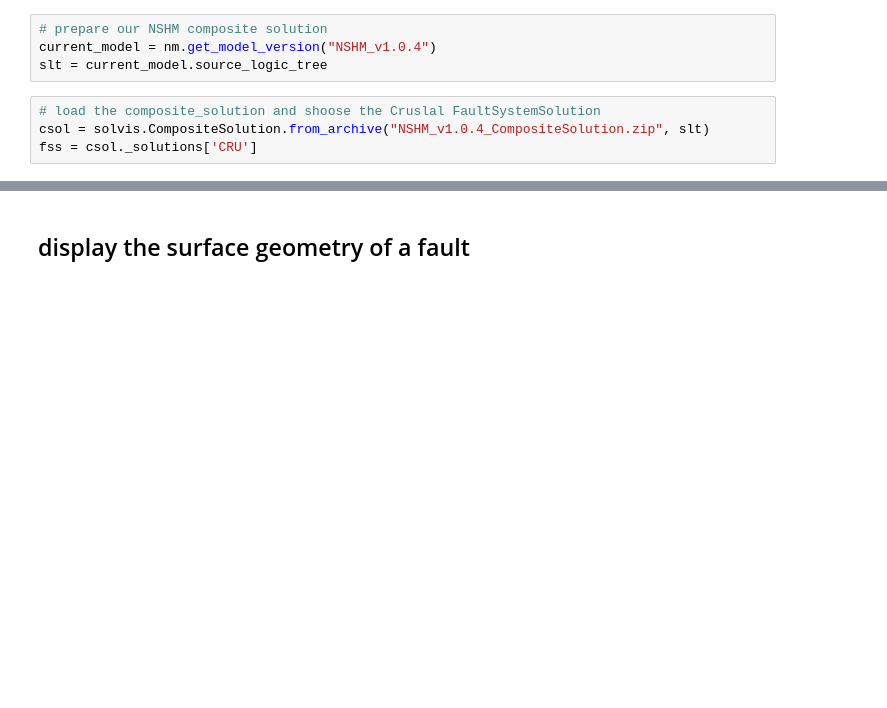
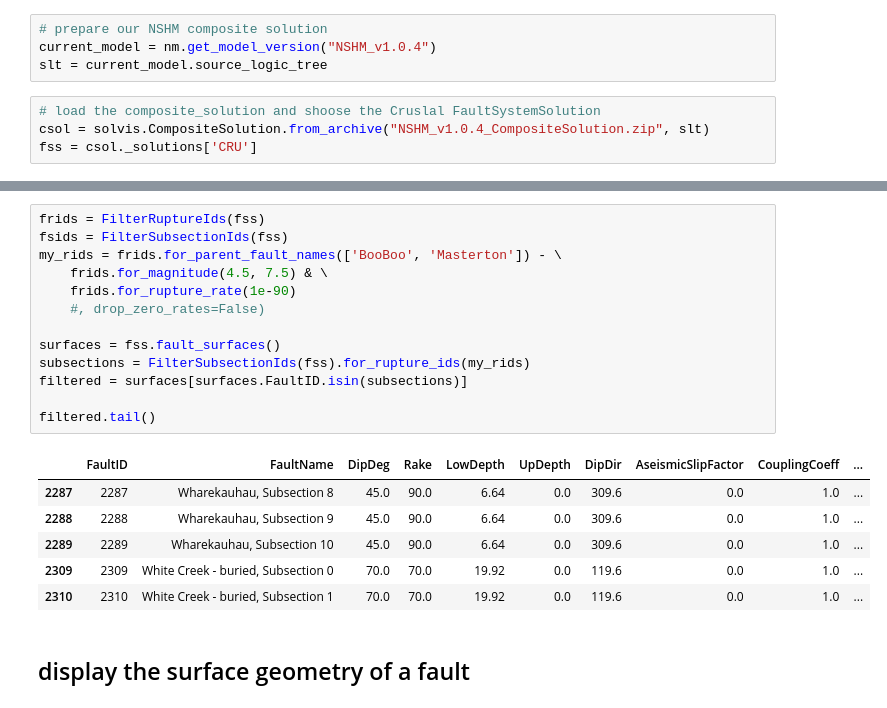
Before and after one commit to daily-science/solvis-jupyterlab, a Jupyter notebook: WORKDIR/solvis_helpers_demo.ipynb, the cells around one changed output, grey strips where cells are left out. Saved outputs shown, nothing was run; the diff lists cells and outputs as text; blank space fills up the shorter version.

```diff
--- a/WORKDIR/solvis_helpers_demo.ipynb
+++ b/WORKDIR/solvis_helpers_demo.ipynb
@@ -36,3 +51,23 @@ subsections
+# %%
+frids = FilterRuptureIds(fss)
+fsids = FilterSubsectionIds(fss)
+my_rids = frids.for_parent_fault_names(['BooBoo', 'Masterton']) - \
+    frids.for_magnitude(4.5, 7.5) & \
+    frids.for_rupture_rate(1e-90)
+    #, drop_zero_rates=False)
+
+surfaces = fss.fault_surfaces()
+subsections = FilterSubsectionIds(fss).for_rupture_ids(my_rids)
+filtered = surfaces[surfaces.FaultID.isin(subsections)]
+
+filtered.tail()
+# %% [output]
+|  | FaultID | FaultName | DipDeg | Rake | LowDepth | UpDepth | DipDir | AseismicSlipFactor | CouplingCoeff | ... |
+| 2287 | 2287 | Wharekauhau, Subsection 8 | 45.0 | 90.0 | 6.64 | 0.0 | 309.6 | 0.0 | 1.0 | ... |
+| 2288 | 2288 | Wharekauhau, Subsection 9 | 45.0 | 90.0 | 6.64 | 0.0 | 309.6 | 0.0 | 1.0 | ... |
+| 2289 | 2289 | Wharekauhau, Subsection 10 | 45.0 | 90.0 | 6.64 | 0.0 | 309.6 | 0.0 | 1.0 | ... |
+| 2309 | 2309 | White Creek - buried, Subsection 0 | 70.0 | 70.0 | 19.92 | 0.0 | 119.6 | 0.0 | 1.0 | ... |
+| 2310 | 2310 | White Creek - buried, Subsection 1 | 70.0 | 70.0 | 19.92 | 0.0 | 119.6 | 0.0 | 1.0 | ... |
 # %% [markdown]
 ## display the surface geometry of a fault
 # %%
```
Also changed, not shown: parts of 10 cells of this notebook, 7 other files.
